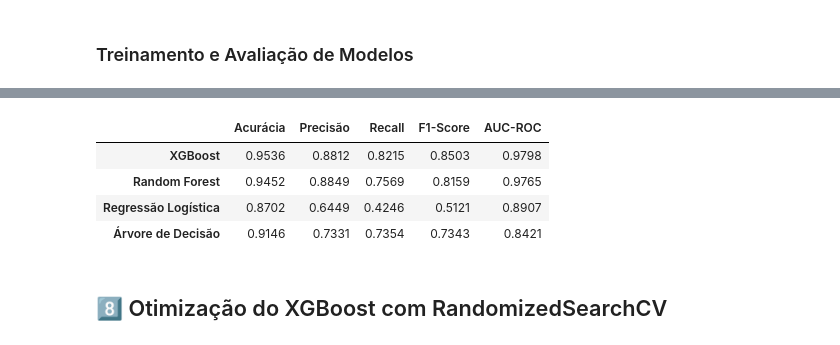
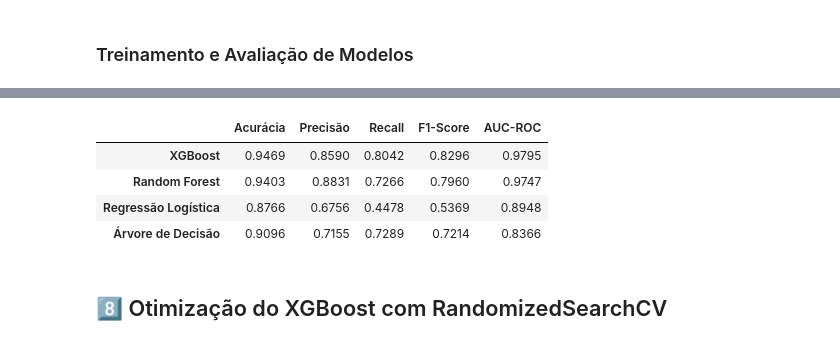
Before and after one commit to matheusvazdata/ml-classificacao-analise-de-inadimplencia, a Jupyter notebook: Projeto_ML_Coder_House_Classificacao.ipynb, the cells around one changed output, grey strips where cells are left out. Drawn from its saved outputs; the diff is of its cells as text; code cells hidden in the pictures.

```diff
--- a/Projeto_ML_Coder_House_Classificacao.ipynb
+++ b/Projeto_ML_Coder_House_Classificacao.ipynb
@@ -463,7 +463,7 @@ grafico_dispersao(df, 'qtd_transacoes_12m', 'valor_transacoes_12m', escala_log=T
 # %%
 from sklearn.model_selection import train_test_split
 
-def dividir_dados(df, target='default', test_size=0.2, random_state=2048):
+def dividir_dados(df, target='default', test_size=0.2, random_state=1234):
     """
     Divide os dados de forma estratificada, garantindo que a distribuição da variável alvo seja preservada.
 
@@ -471,7 +471,7 @@ def dividir_dados(df, target='default', test_size=0.2, random_state=2048):
     - df: DataFrame contendo os dados.
     - target: Nome da variável alvo.
     - test_size: Proporção do conjunto de teste (padrão: 20%).
-    - random_state: Semente para reprodutibilidade (padrão: 2048).
+    - random_state: Semente para reprodutibilidade (padrão: 1234).
 
     Retorna:
     - df_treino: DataFrame de treino.
@@ -952,3 +901,0 @@ def treinar_e_avaliar_modelos(X_treino, X_teste, y_treino, y_teste):
-# %%
-# 🔹 Treinando e avaliando os modelos
-df_resultados = treinar_e_avaliar_modelos(X_treino_scaled, X_teste_scaled, y_treino, y_teste)
@@ -964,0 +969,3 @@ df_resultados = treinar_e_avaliar_modelos(X_treino_scaled, X_teste_scaled, y_tre
+# %%
+# Aplicação validação cruzada no conjunto completo de treino (após pré-processamento e normalização)
+df_resultados_cv = treinar_e_avaliar_modelos_cv(X_treino_scaled, y_treino, cv=10)
@@ -965,12 +982,12 @@ df_resultados = treinar_e_avaliar_modelos(X_treino_scaled, X_teste_scaled, y_tre
 # %%
-# 🔹 Exibir resultados formatados
-display(df_resultados)
+# Exibição dos resultados
+display(df_resultados_cv)
 # %% [output]
 |  | Acurácia | Precisão | Recall | F1-Score | AUC-ROC |
-| XGBoost | 0.9536 | 0.8812 | 0.8215 | 0.8503 | 0.9798 |
-| Random Forest | 0.9452 | 0.8849 | 0.7569 | 0.8159 | 0.9765 |
-| Regressão Logística | 0.8702 | 0.6449 | 0.4246 | 0.5121 | 0.8907 |
-| Árvore de Decisão | 0.9146 | 0.7331 | 0.7354 | 0.7343 | 0.8421 |
+| XGBoost | 0.9469 | 0.8590 | 0.8042 | 0.8296 | 0.9795 |
+| Random Forest | 0.9403 | 0.8831 | 0.7266 | 0.7960 | 0.9747 |
+| Regressão Logística | 0.8766 | 0.6756 | 0.4478 | 0.5369 | 0.8948 |
+| Árvore de Decisão | 0.9096 | 0.7155 | 0.7289 | 0.7214 | 0.8366 |
 # %% [markdown]
 ## 8️⃣ Otimização do XGBoost com RandomizedSearchCV
 # %%
```
Also changed, not shown: parts of 43 cells of this notebook.
